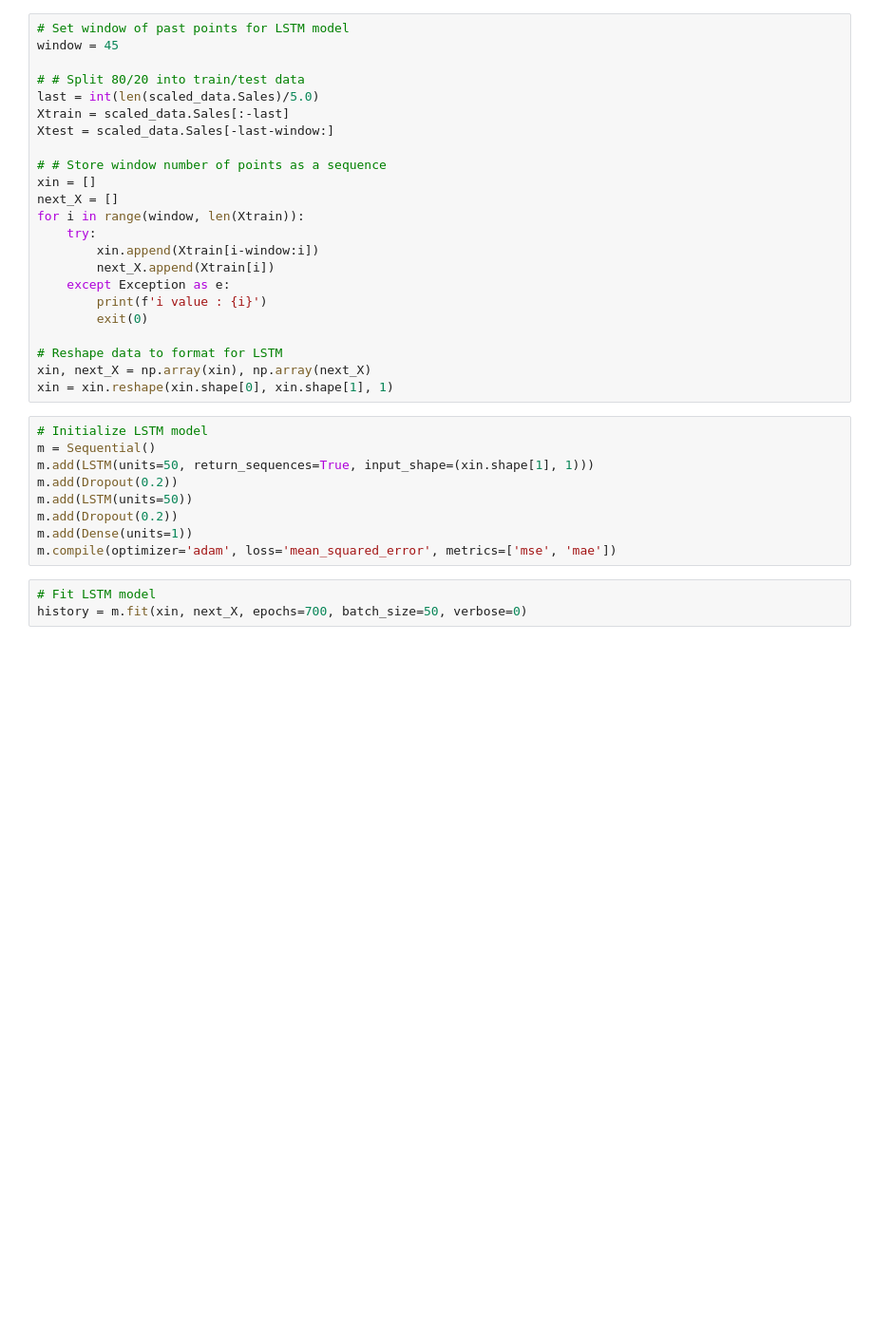
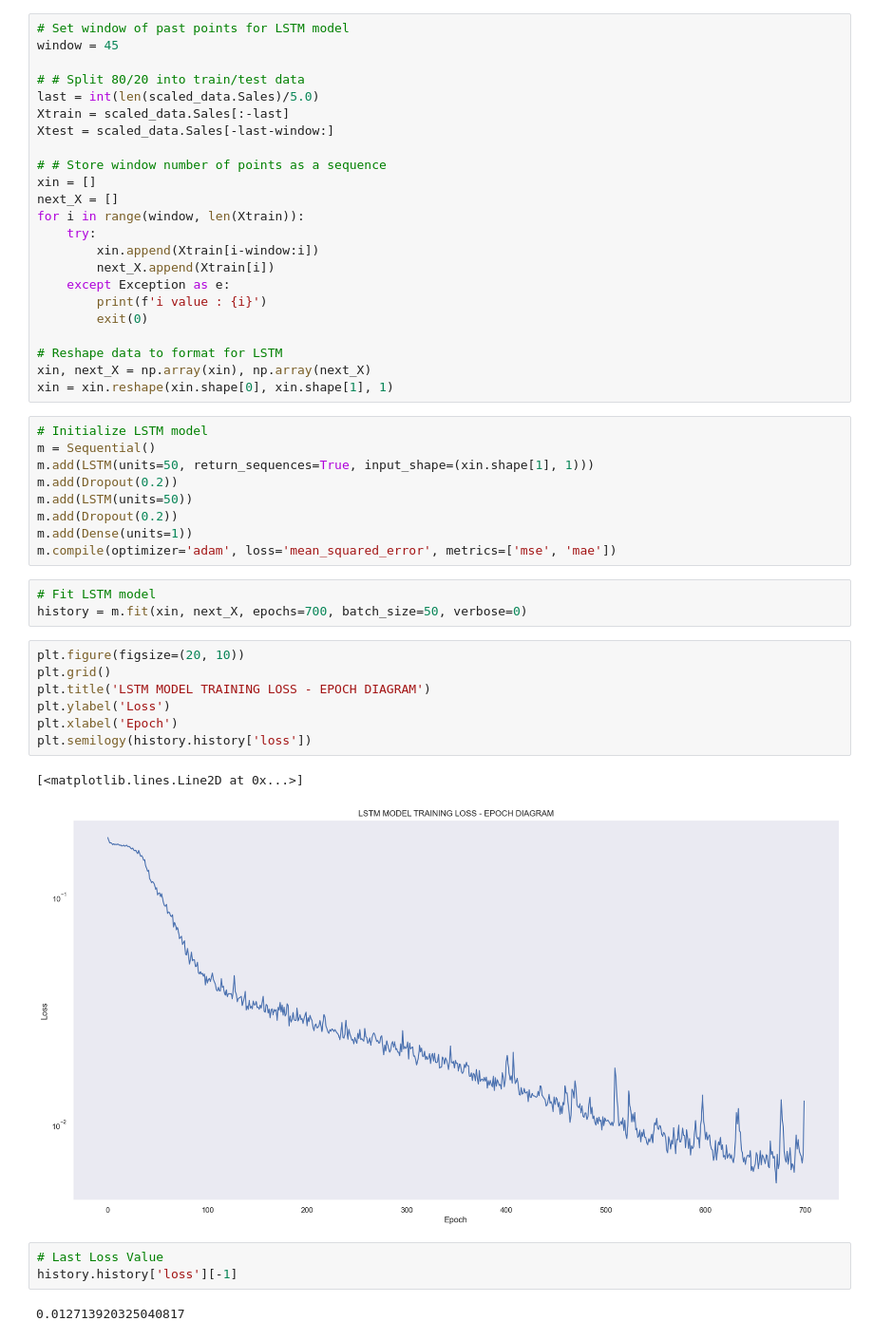
Before and after one commit to nahomHmichael/Rossman-Pharmaceutical-Sales-Pridiction, a Jupyter notebook: notebooks/deep_learning.ipynb, the cells around one changed output. Shown at 95% size. Cells and saved outputs as stored; diff of their text form; blank space fills up the shorter version.

```diff
--- a/notebooks/deep_learning.ipynb
+++ b/notebooks/deep_learning.ipynb
@@ -289,3 +289,18 @@ m.compile(optimizer='adam', loss='mean_squared_error', metrics=['mse', 'mae'])
 # %%
 # Fit LSTM model
 history = m.fit(xin, next_X, epochs=700, batch_size=50, verbose=0)
+# %%
+plt.figure(figsize=(20, 10))
+plt.grid()
+plt.title('LSTM MODEL TRAINING LOSS - EPOCH DIAGRAM')
+plt.ylabel('Loss')
+plt.xlabel('Epoch')
+plt.semilogy(history.history['loss'])
+# %% [output]
+[<matplotlib.lines.Line2D at 0x...>]
+[figure, added]
+# %%
+# Last Loss Value
+history.history['loss'][-1]
+# %% [output]
+0.012713920325040817
```
Also changed, not shown: parts of 6 cells of this notebook.
